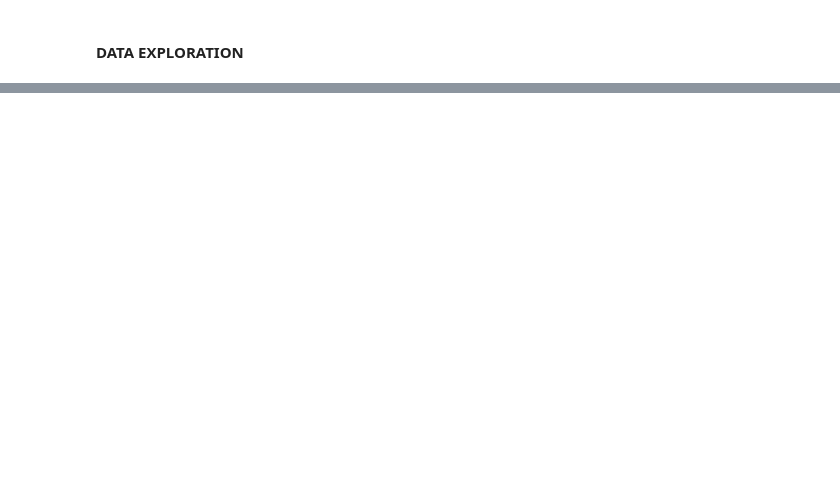
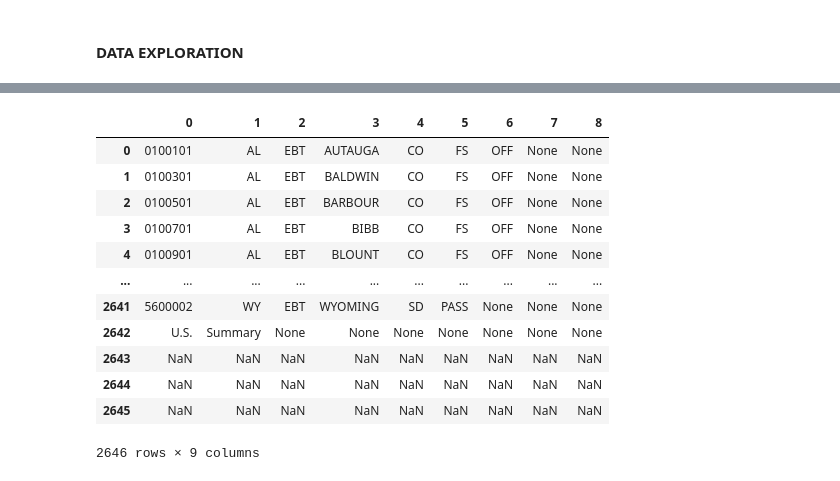
Before and after one commit to datakind/BDT_DataDive_Dec22, a Jupyter notebook: notebooks/ACP Uptake vs SNAP Uptake.ipynb, the cells around one changed output, grey strips where cells are left out. Saved outputs shown, nothing was run; the diff lists cells and outputs as text; code cells hidden in the pictures; blank space fills up the shorter version.

```diff
--- a/notebooks/ACP Uptake vs SNAP Uptake.ipynb
+++ b/notebooks/ACP Uptake vs SNAP Uptake.ipynb
@@ -59,0 +154,16 @@ sjan21.head()
+# %%
+sjul21['Substate/Region'].str.split(' ', expand=True)
+# %% [output]
+|  | 0 | 1 | 2 | 3 | 4 | 5 | 6 | 7 | 8 |
+| 0 | 0100101 | AL | EBT | AUTAUGA | CO | FS | OFF | None | None |
+| 1 | 0100301 | AL | EBT | BALDWIN | CO | FS | OFF | None | None |
+| 2 | 0100501 | AL | EBT | BARBOUR | CO | FS | OFF | None | None |
+| 3 | 0100701 | AL | EBT | BIBB | CO | FS | OFF | None | None |
+| 4 | 0100901 | AL | EBT | BLOUNT | CO | FS | OFF | None | None |
+| ... | ... | ... | ... | ... | ... | ... | ... | ... | ... |
+| 2641 | 5600002 | WY | EBT | WYOMING | SD | PASS | None | None | None |
+| 2642 | U.S. | Summary | None | None | None | None | None | None | None |
+| 2643 | NaN | NaN | NaN | NaN | NaN | NaN | NaN | NaN | NaN |
+| 2644 | NaN | NaN | NaN | NaN | NaN | NaN | NaN | NaN | NaN |
+| 2645 | NaN | NaN | NaN | NaN | NaN | NaN | NaN | NaN | NaN |
+2646 rows × 9 columns
```
Also changed, not shown: parts of 25 cells of this notebook.
